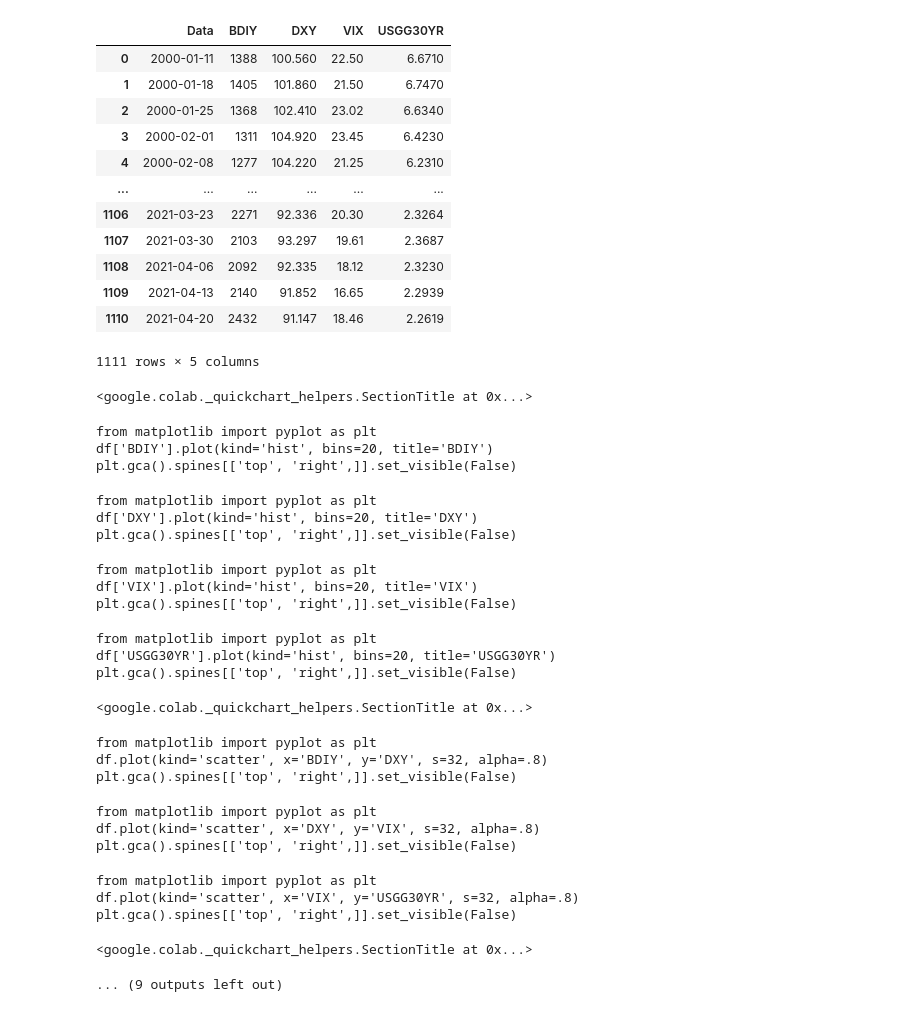
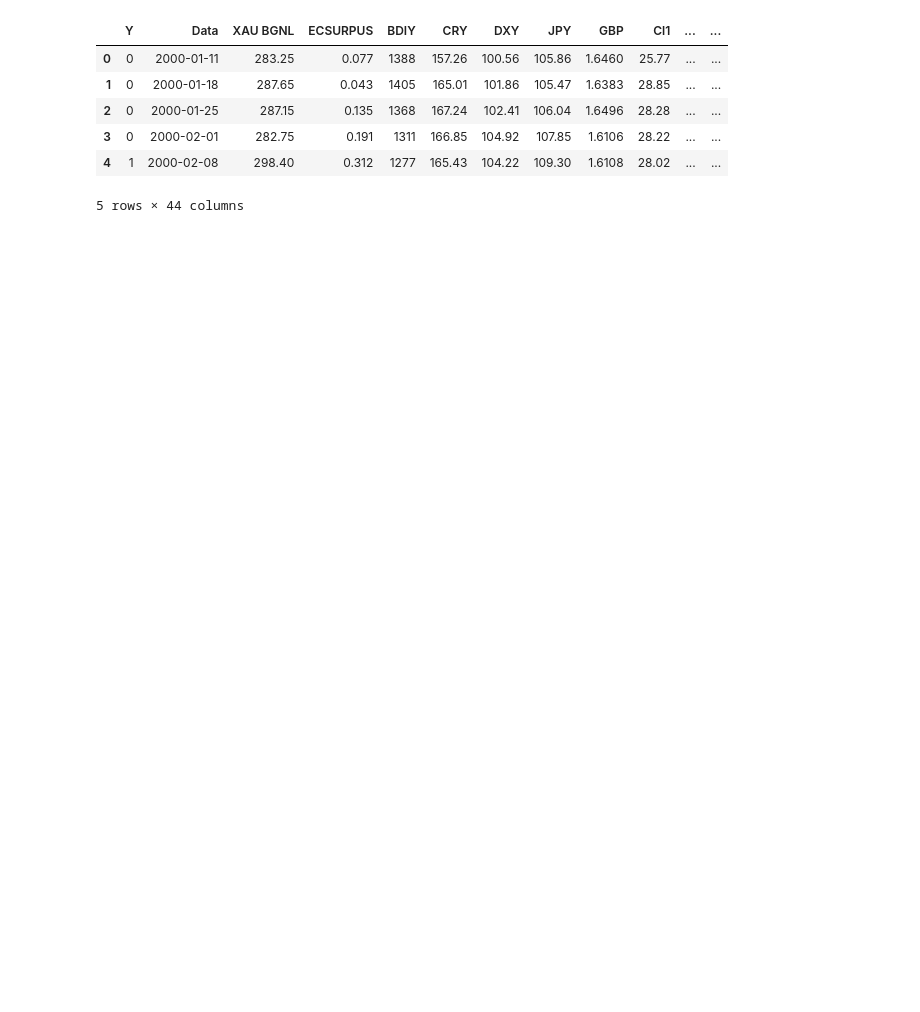
Before and after one commit to Dcastor21/Anomaly-dection, a Jupyter notebook: Anomaly_Detection.ipynb, the cells around one changed output. Saved outputs shown, nothing was run; the diff lists cells and outputs as text; code cells hidden in the pictures; blank space fills up the shorter version.

```diff
--- a/Anomaly_Detection.ipynb
+++ b/Anomaly_Detection.ipynb
@@ -3,50 +3,21 @@
 # %%
 import pandas as pd
 import numpy as np
 import matplotlib.pyplot as plt
-from sklearn.decomposition import PCA
 import seaborn as sns
+from sklearn.model_selection import train_test_split
+from sklearn.linear_model import LogisticRegression
+from sklearn.ensemble import RandomForestClassifier
+from sklearn.metrics import classification_report
 
-new_columms= ['Data', 'VIX', 'BDIY', 'DXY', 'USGG30YR']
 
-df = pd.read_excel("FinancialMarketData.xlsx", sheet_name="EWS", usecols=new_columms)
-df
+df = pd.read_excel("FinancialMarketData.xlsx", sheet_name="EWS")
+df.head()
 # %% [output]
-|  | Data | BDIY | DXY | VIX | USGG30YR |
-| 0 | 2000-01-11 | 1388 | 100.560 | 22.50 | 6.6710 |
-| 1 | 2000-01-18 | 1405 | 101.860 | 21.50 | 6.7470 |
-| 2 | 2000-01-25 | 1368 | 102.410 | 23.02 | 6.6340 |
-| 3 | 2000-02-01 | 1311 | 104.920 | 23.45 | 6.4230 |
-| 4 | 2000-02-08 | 1277 | 104.220 | 21.25 | 6.2310 |
-| ... | ... | ... | ... | ... | ... |
-| 1106 | 2021-03-23 | 2271 | 92.336 | 20.30 | 2.3264 |
-| 1107 | 2021-03-30 | 2103 | 93.297 | 19.61 | 2.3687 |
-| 1108 | 2021-04-06 | 2092 | 92.335 | 18.12 | 2.3230 |
-| 1109 | 2021-04-13 | 2140 | 91.852 | 16.65 | 2.2939 |
-| 1110 | 2021-04-20 | 2432 | 91.147 | 18.46 | 2.2619 |
+|  | Y | Data | XAU BGNL | ECSURPUS | BDIY | CRY | DXY | JPY | GBP | Cl1 | ... | ... |
+| 0 | 0 | 2000-01-11 | 283.25 | 0.077 | 1388 | 157.26 | 100.56 | 105.86 | 1.6460 | 25.77 | ... | ... |
+| 1 | 0 | 2000-01-18 | 287.65 | 0.043 | 1405 | 165.01 | 101.86 | 105.47 | 1.6383 | 28.85 | ... | ... |
+| 2 | 0 | 2000-01-25 | 287.15 | 0.135 | 1368 | 167.24 | 102.41 | 106.04 | 1.6496 | 28.28 | ... | ... |
+| 3 | 0 | 2000-02-01 | 282.75 | 0.191 | 1311 | 166.85 | 104.92 | 107.85 | 1.6106 | 28.22 | ... | ... |
+| 4 | 1 | 2000-02-08 | 298.40 | 0.312 | 1277 | 165.43 | 104.22 | 109.30 | 1.6108 | 28.02 | ... | ... |
-1111 rows × 5 columns
+5 rows × 44 columns
-<google.colab._quickchart_helpers.SectionTitle at 0x...>
-from matplotlib import pyplot as plt
-df['BDIY'].plot(kind='hist', bins=20, title='BDIY')
-plt.gca().spines[['top', 'right',]].set_visible(False)
-from matplotlib import pyplot as plt
-df['DXY'].plot(kind='hist', bins=20, title='DXY')
-plt.gca().spines[['top', 'right',]].set_visible(False)
-from matplotlib import pyplot as plt
-df['VIX'].plot(kind='hist', bins=20, title='VIX')
-plt.gca().spines[['top', 'right',]].set_visible(False)
-from matplotlib import pyplot as plt
-df['USGG30YR'].plot(kind='hist', bins=20, title='USGG30YR')
-plt.gca().spines[['top', 'right',]].set_visible(False)
-<google.colab._quickchart_helpers.SectionTitle at 0x...>
-from matplotlib import pyplot as plt
-df.plot(kind='scatter', x='BDIY', y='DXY', s=32, alpha=.8)
-plt.gca().spines[['top', 'right',]].set_visible(False)
-from matplotlib import pyplot as plt
-df.plot(kind='scatter', x='DXY', y='VIX', s=32, alpha=.8)
-plt.gca().spines[['top', 'right',]].set_visible(False)
-from matplotlib import pyplot as plt
-df.plot(kind='scatter', x='VIX', y='USGG30YR', s=32, alpha=.8)
-plt.gca().spines[['top', 'right',]].set_visible(False)
-<google.colab._quickchart_helpers.SectionTitle at 0x...>
-... (9 outputs left out)
```
Also changed, not shown: parts of 17 cells of this notebook.
